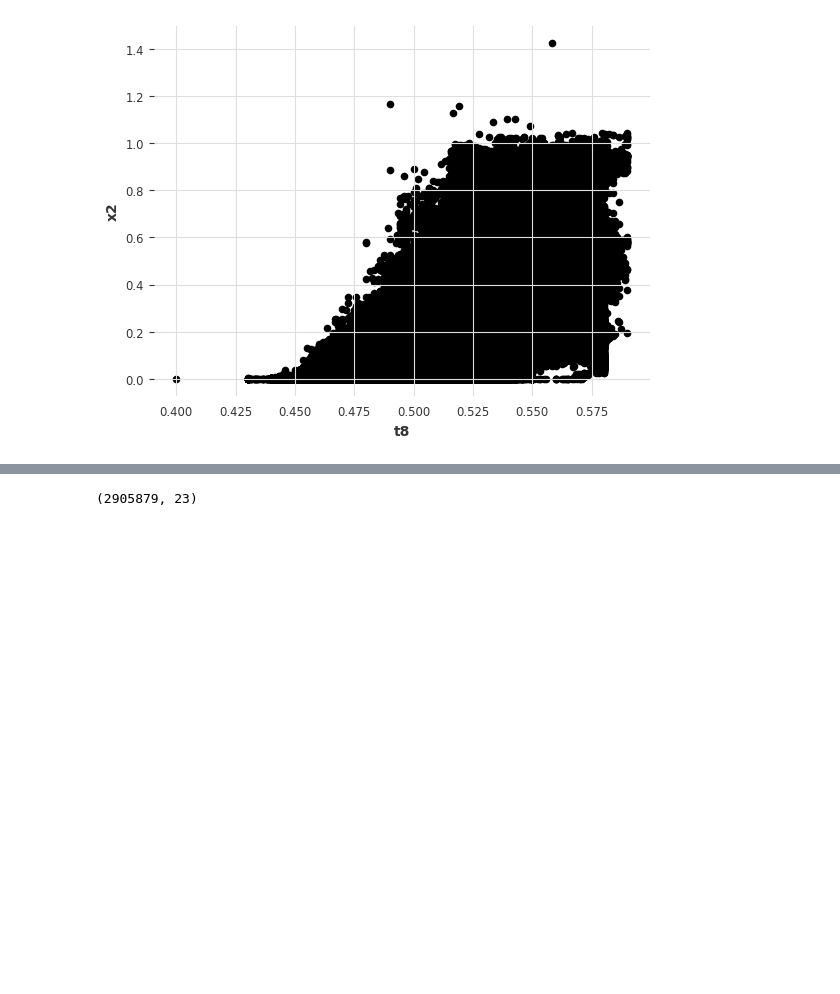
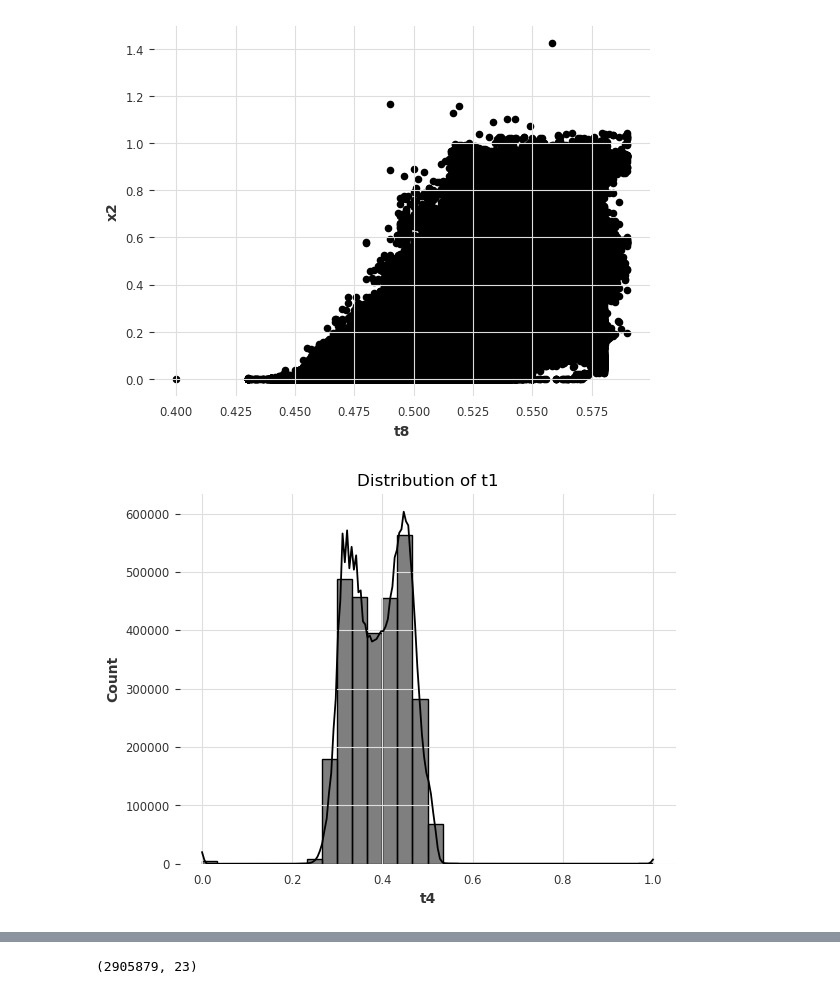
Before and after one commit to rybijakKarpiowy/ensemble-2026, a Jupyter notebook: task3/aaa.ipynb, the cells around one changed output, grey strips where cells are left out. Cells and saved outputs as stored; diff of their text form; code cells hidden in the pictures; blank space fills up the shorter version.

```diff
--- a/task3/aaa.ipynb
+++ b/task3/aaa.ipynb
@@ -115,6 +115,15 @@ df.plot(x="t8", y="x2", kind="scatter")
 # %% [output]
 <Axes: xlabel='t8', ylabel='x2'>
 [figure]
+# %%
+import seaborn as sns
+import matplotlib.pyplot as plt
+
+sns.histplot(df["t4"], bins=30, kde=True)
+plt.title("Distribution of t1")
+plt.show()
+# %% [output]
+[figure, added]
 # %%
 df = pd.read_csv('train_hourly.csv')
 
```
Also changed, not shown: parts of 5 cells of this notebook, 2 other files.
